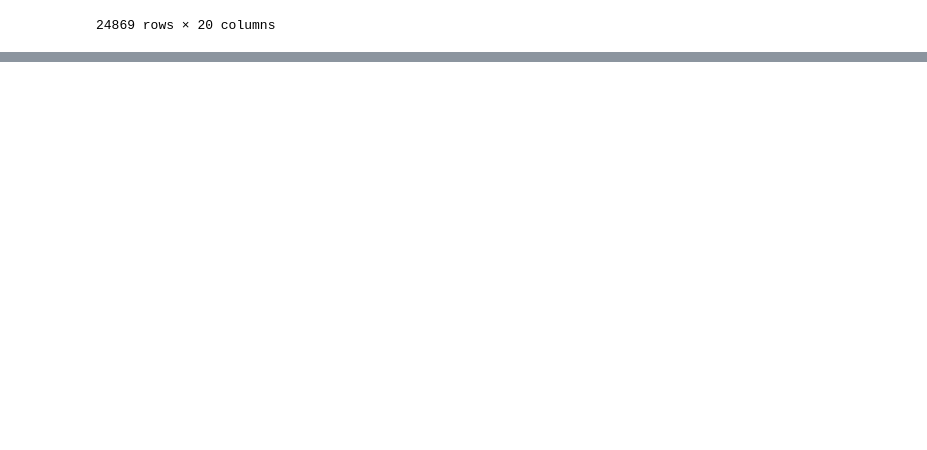
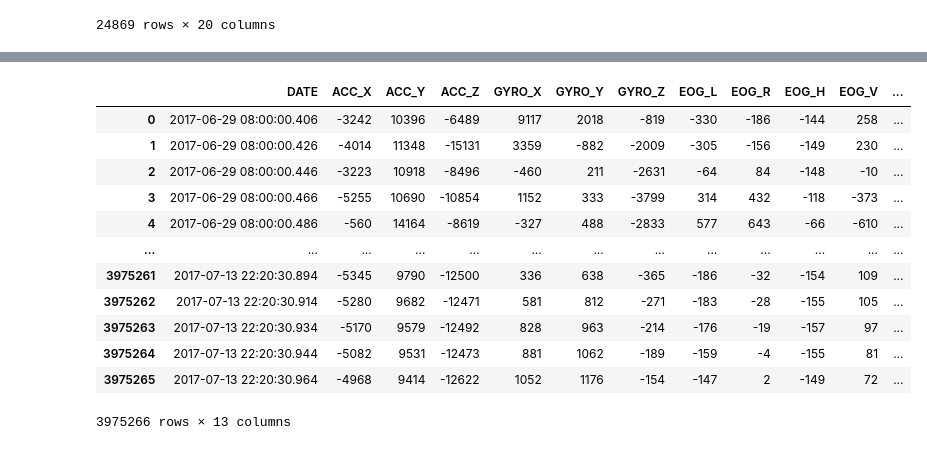
Before and after one commit to twotango/messenger, a Jupyter notebook: Research/Weeks/week_13.ipynb, the cells around one changed output, grey strips where cells are left out. Saved outputs shown, nothing was run; the diff lists cells and outputs as text; code cells hidden in the pictures; blank space fills up the shorter version.

```diff
--- a/Research/Weeks/week_13.ipynb
+++ b/Research/Weeks/week_13.ipynb
@@ -688,0 +707,2 @@ filtered_merged_data_s_f2
+# %%
+glasses = glasses.drop(columns= ['NUM'])
@@ -688,0 +725,21 @@ filtered_merged_data_s_f2
+# %%
+# Convert timestamp columns to datetime objects
+activity_type_full['from_1'] = pd.to_datetime(activity_type_full['from_1'])
+glasses['DATE'] = pd.to_datetime(glasses['DATE'])
+
+# Merge the data frames based on timestamps
+merged_data_glasses = pd.merge_asof(glasses.sort_values('DATE'),
+                             activity_type_full.sort_values('from_1'),
+                             left_on='DATE',
+                             right_on='from_1',
+                             direction='backward')
+
+# Optionally, drop redundant columns or rename them as needed
+merged_data_glasses.drop(columns=['from_1', 'to_1'], inplace=True)
+merged_data_glasses.rename(columns={'activity_type': 'activity'}, inplace=True)
+
+# Fill NaN values with 0s
+merged_data_glasses.fillna(0, inplace=True)
+
+# Print or further process the merged data
+print(merged_data_glasses)
@@ -688,0 +764,16 @@ filtered_merged_data_s_f2
+# %%
+merged_data_glasses
+# %% [output]
+|  | DATE | ACC_X | ACC_Y | ACC_Z | GYRO_X | GYRO_Y | GYRO_Z | EOG_L | EOG_R | EOG_H | EOG_V | ... |
+| 0 | 2017-06-29 08:00:00.406 | -3242 | 10396 | -6489 | 9117 | 2018 | -819 | -330 | -186 | -144 | 258 | ... |
+| 1 | 2017-06-29 08:00:00.426 | -4014 | 11348 | -15131 | 3359 | -882 | -2009 | -305 | -156 | -149 | 230 | ... |
+| 2 | 2017-06-29 08:00:00.446 | -3223 | 10918 | -8496 | -460 | 211 | -2631 | -64 | 84 | -148 | -10 | ... |
+| 3 | 2017-06-29 08:00:00.466 | -5255 | 10690 | -10854 | 1152 | 333 | -3799 | 314 | 432 | -118 | -373 | ... |
+| 4 | 2017-06-29 08:00:00.486 | -560 | 14164 | -8619 | -327 | 488 | -2833 | 577 | 643 | -66 | -610 | ... |
+| ... | ... | ... | ... | ... | ... | ... | ... | ... | ... | ... | ... | ... |
+| 3975261 | 2017-07-13 22:20:30.894 | -5345 | 9790 | -12500 | 336 | 638 | -365 | -186 | -32 | -154 | 109 | ... |
+| 3975262 | 2017-07-13 22:20:30.914 | -5280 | 9682 | -12471 | 581 | 812 | -271 | -183 | -28 | -155 | 105 | ... |
+| 3975263 | 2017-07-13 22:20:30.934 | -5170 | 9579 | -12492 | 828 | 963 | -214 | -176 | -19 | -157 | 97 | ... |
+| 3975264 | 2017-07-13 22:20:30.944 | -5082 | 9531 | -12473 | 881 | 1062 | -189 | -159 | -4 | -155 | 81 | ... |
+| 3975265 | 2017-07-13 22:20:30.964 | -4968 | 9414 | -12622 | 1052 | 1176 | -154 | -147 | 2 | -149 | 72 | ... |
+3975266 rows × 13 columns
```
Also changed, not shown: parts of 14 cells of this notebook, 3 other files.
